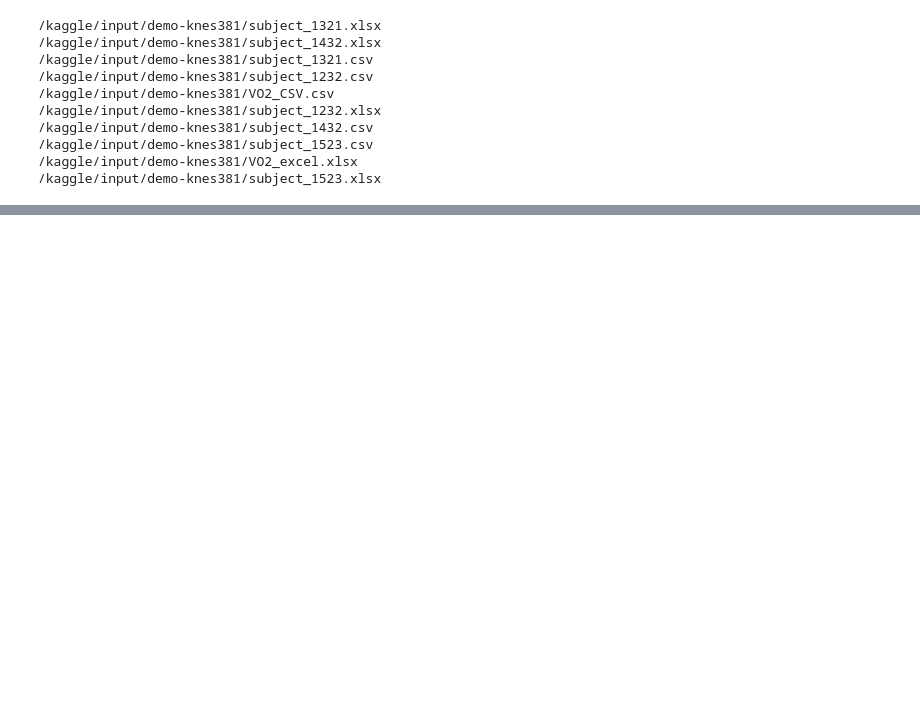
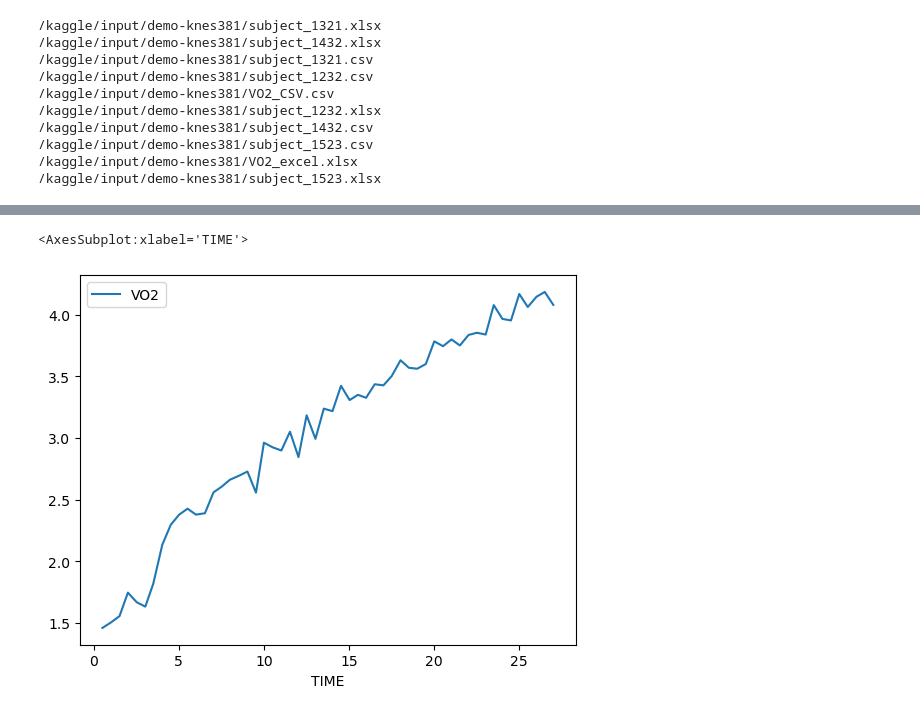
Before and after one commit to lancedward/KNES381, a Jupyter notebook: knes381-subject1523-data-dizon.ipynb, the cells around one changed output, grey strips where cells are left out. Saved outputs shown, nothing was run; the diff lists cells and outputs as text; code cells hidden in the pictures; blank space fills up the shorter version.

Commit message:
Kaggle Notebook | KNES381-subject_1523-Data-30088335 | Version 3

```diff
--- a/knes381-subject1523-data-dizon.ipynb
+++ b/knes381-subject1523-data-dizon.ipynb
@@ -29,0 +39,3 @@ for dirname, _, filenames in os.walk('/kaggle/input'):
+# %%
+df_csv  = pd.read_excel("/kaggle/input/demo-knes381/subject_1523.xlsx", header=[0], skiprows=[1,2,3])
+df_csv.head()
@@ -29,0 +49,5 @@ for dirname, _, filenames in os.walk('/kaggle/input'):
+# %%
+df_csv.plot('TIME', 'VO2')
+# %% [output]
+<AxesSubplot:xlabel='TIME'>
+[figure, added]
```
Also changed, not shown: parts of 4 cells of this notebook.
